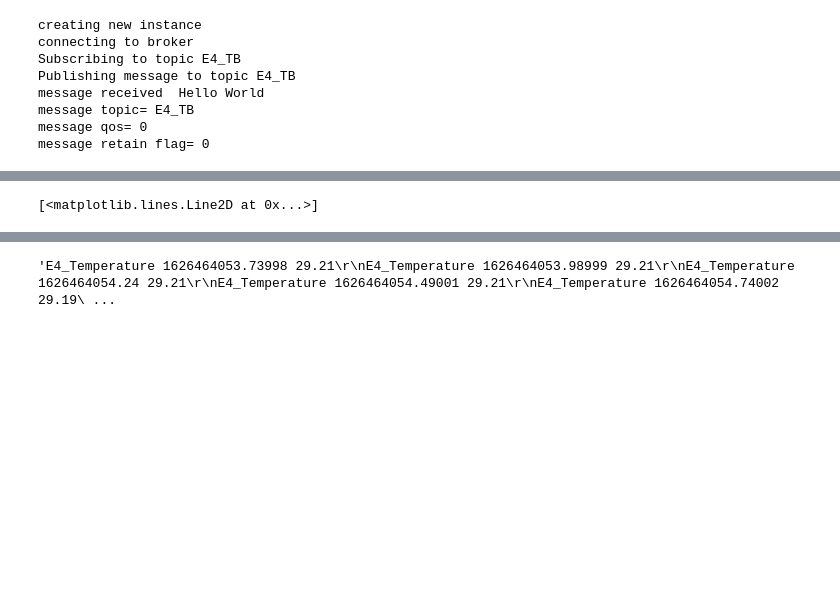
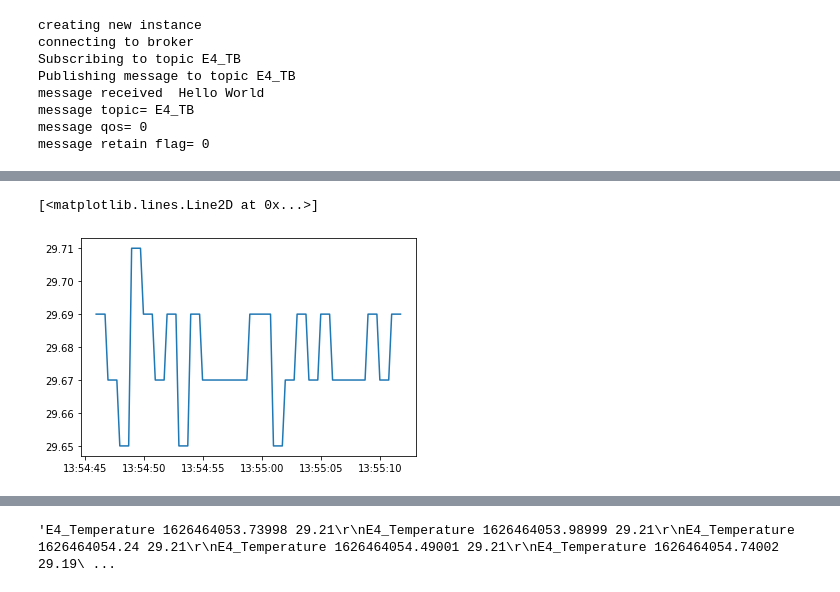
Before and after one commit to aibanks/Holodeck_Sensorlab, a Jupyter notebook: To MQTT.ipynb, the cells around one changed output, grey strips where cells are left out. Drawn from its saved outputs; the diff is of its cells as text; code cells hidden in the pictures; blank space fills up the shorter version.

```diff
--- a/To MQTT.ipynb
+++ b/To MQTT.ipynb
@@ -276,8 +328,11 @@ KeyboardInterrupt:
 # %%
 disconnect()
 # %%
+%matplotlib inline
 import matplotlib.pyplot as plt
+import datetime as dt
 
-plt.plot(temp_timestamp, temp_data)
+plt.plot([dt.datetime.fromtimestamp(ts) for ts in temp_timestamp], temp_data)
 # %% [output]
 [<matplotlib.lines.Line2D at 0x...>]
+[figure, added]
```
Also changed, not shown: parts of 4 cells of this notebook, 6 other files.
